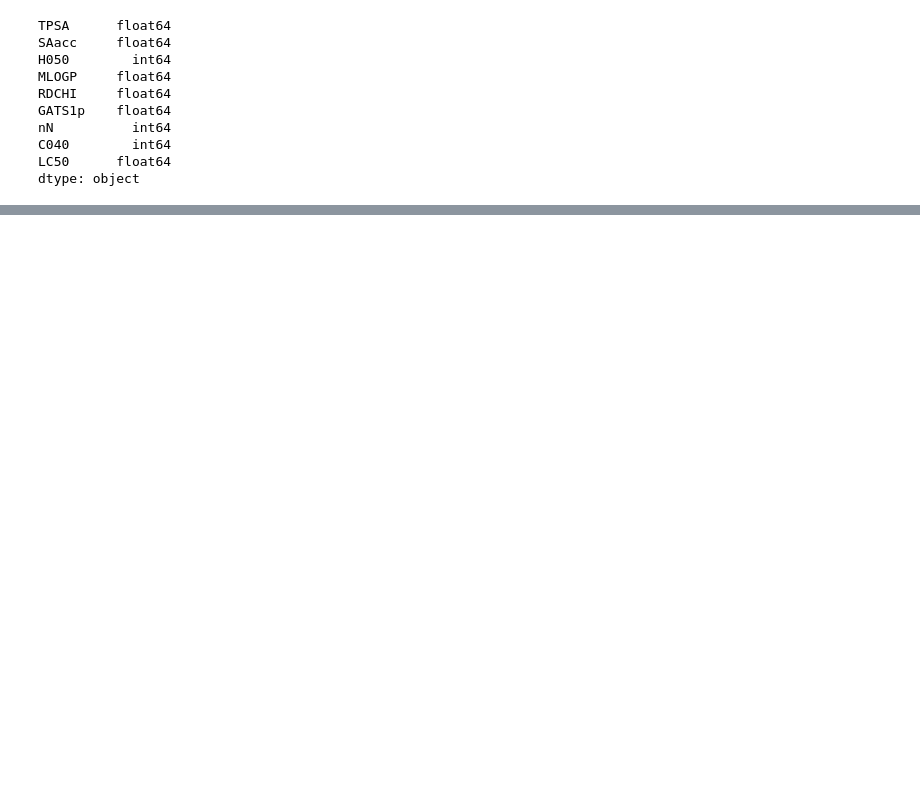
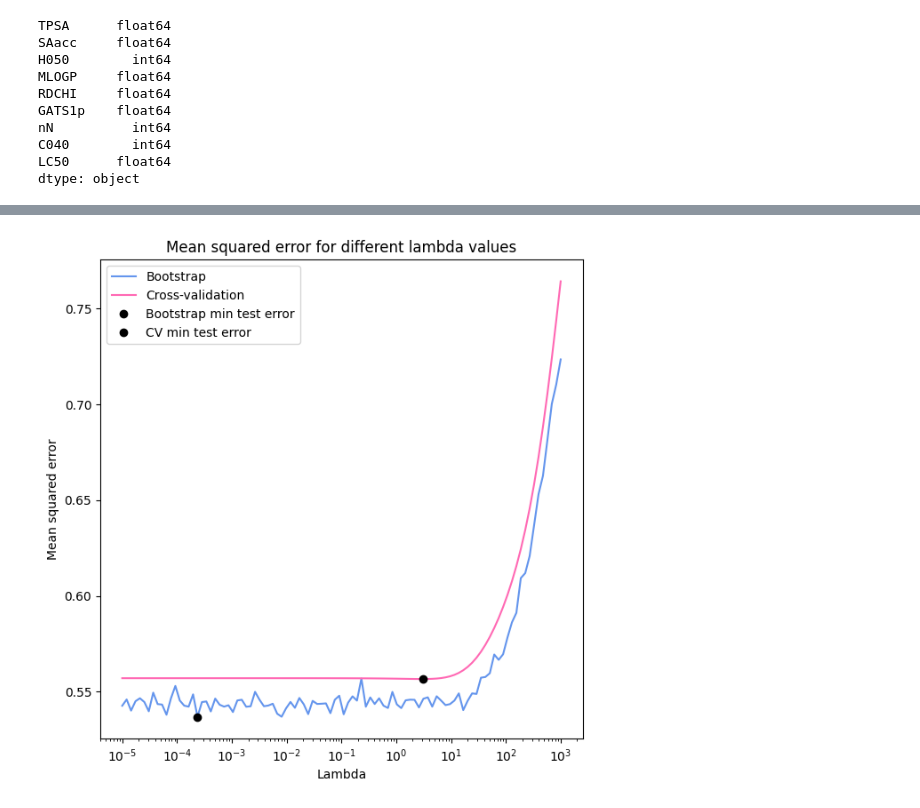
Before and after one commit to miamerlid/STK-IN4300, a Jupyter notebook: oblig2.ipynb, the cells around one changed output, grey strips where cells are left out. Drawn from its saved outputs; the diff is of its cells as text; code cells hidden in the pictures; blank space fills up the shorter version.

```diff
--- a/oblig2.ipynb
+++ b/oblig2.ipynb
@@ -412,0 +511,10 @@ plt.show()
+# %%
+# finding the best test error
+min_error_bootstrap_ridge = np.min(test_errors_bootstrap_ridge) # smallest test error
+min_error_idx = np.argmin(test_errors_bootstrap_ridge) # index of the smallest test error
+best_lambda = lambda_values[min_error_idx % len(lambda_values)]
+
+min_error_train_bootstrap_ridge = train_errors_bootstrap_ridge[min_error_idx] #for later
+
+print(f"Best lambda: {best_lambda:.5f}")
+print(f"Minimum test error: {min_error_bootstrap_ridge:.3f}")
@@ -412,0 +607,17 @@ plt.show()
+# %%
+# contrasting the results from bootstrap and cross-validation
+
+# plotting both in the same plot
+plt.figure(figsize=(7,7))
+plt.plot(lambda_values, test_errors_bootstrap_ridge, label='Bootstrap', color='cornflowerblue')
+plt.plot(lambda_values, test_errors_cv_ridge, label='Cross-validation', color='hotpink')
+plt.plot(lambda_values[min_error_idx], min_error_bootstrap_ridge, 'o', label='Bootstrap min test error', color='black')
+plt.plot(lambda_values[min_error_cv_ridge_idx], min_error_cv_ridge, 'o', label='CV min test error', color='black')
+plt.xscale('log')
+plt.xlabel('Lambda')
+plt.ylabel('Mean squared error')
+plt.title('Mean squared error for different lambda values')
+plt.legend()
+plt.show()
+# %% [output]
+[figure, added]
```
Also changed, not shown: parts of 99 cells of this notebook, 1 other file.
